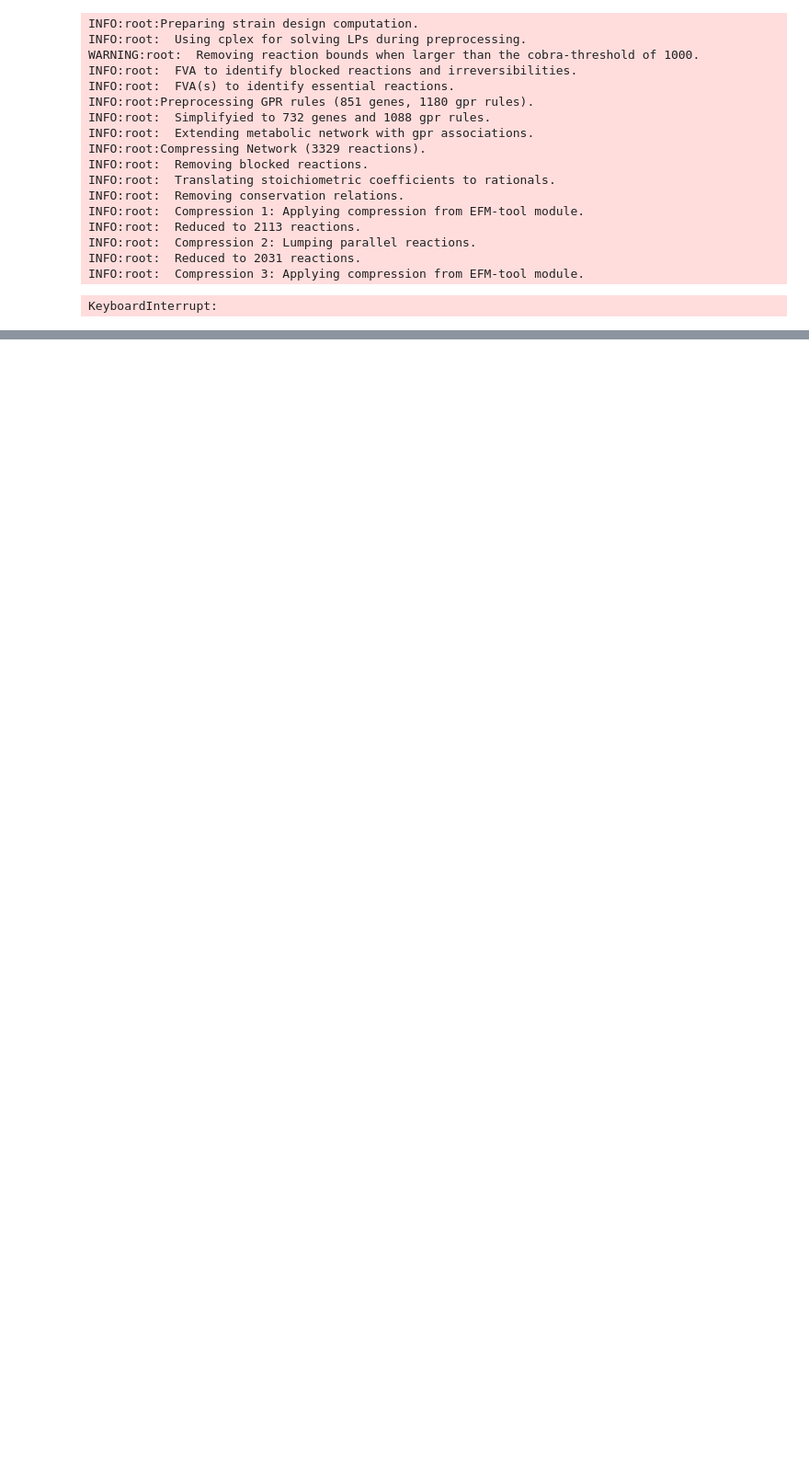
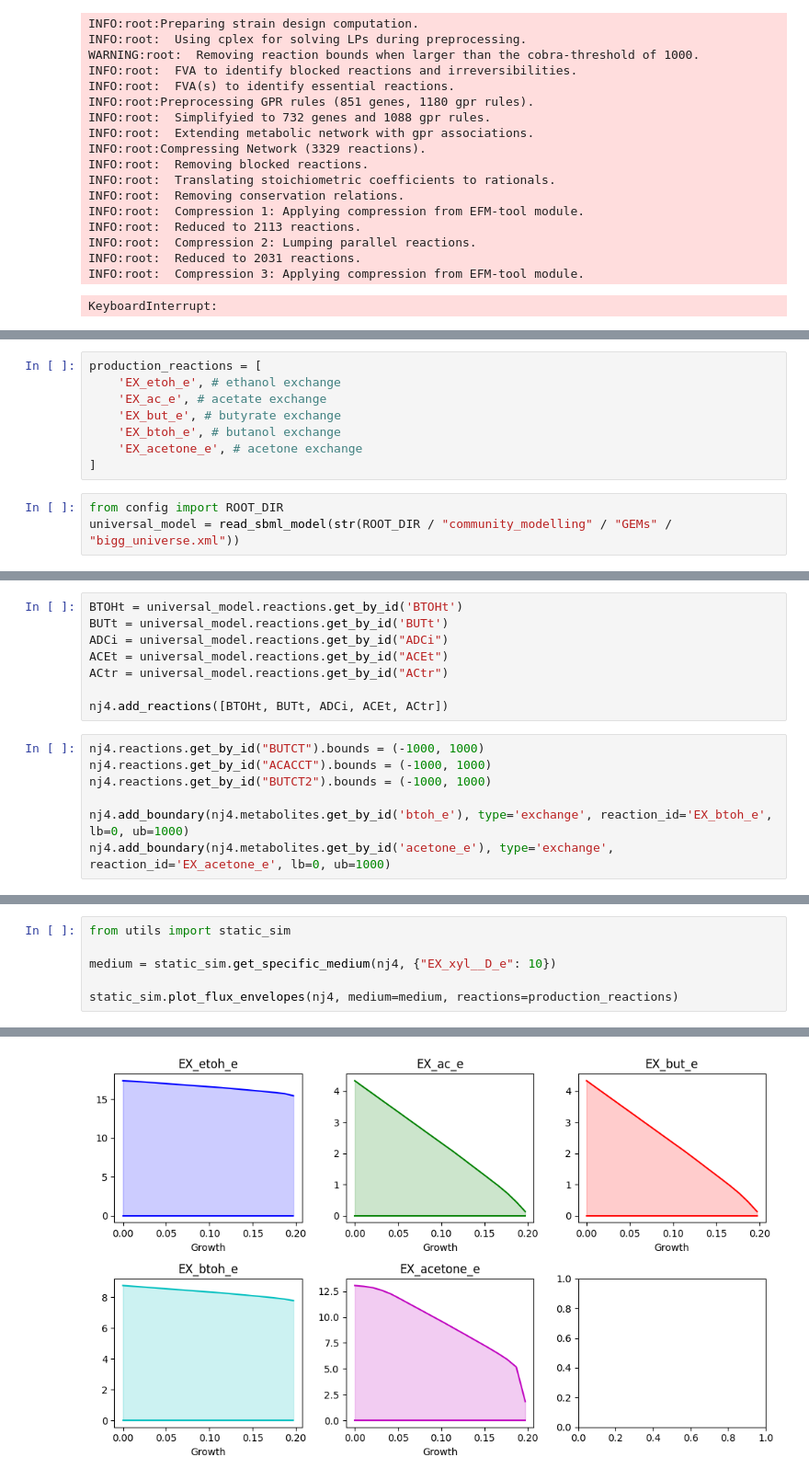
Before and after one commit to andreastallvik/BIOTBT3900, a Jupyter notebook: community_modelling/CBP_butanol/nj4_validation.ipynb, the cells around one changed output, grey strips where cells are left out. Shown at 92% size. Cells and saved outputs as stored; diff of their text form; blank space fills up the shorter version.

```diff
--- a/community_modelling/CBP_butanol/nj4_validation.ipynb
+++ b/community_modelling/CBP_butanol/nj4_validation.ipynb
@@ -461,0 +467,11 @@ KeyboardInterrupt:
+# %%
+production_reactions = [
+    'EX_etoh_e', # ethanol exchange
+    'EX_ac_e', # acetate exchange
+    'EX_but_e', # butyrate exchange
+    'EX_btoh_e', # butanol exchange
+    'EX_acetone_e', # acetone exchange
+]
+# %%
+from config import ROOT_DIR
+universal_model = read_sbml_model(str(ROOT_DIR / "community_modelling" / "GEMs" / "bigg_universe.xml"))
@@ -461,0 +480,15 @@ KeyboardInterrupt:
+# %%
+BTOHt = universal_model.reactions.get_by_id('BTOHt')
+BUTt = universal_model.reactions.get_by_id('BUTt')
+ADCi = universal_model.reactions.get_by_id("ADCi")
+ACEt = universal_model.reactions.get_by_id("ACEt")
+ACtr = universal_model.reactions.get_by_id("ACtr")
+
+nj4.add_reactions([BTOHt, BUTt, ADCi, ACEt, ACtr])
+# %%
+nj4.reactions.get_by_id("BUTCT").bounds = (-1000, 1000)
+nj4.reactions.get_by_id("ACACCT").bounds = (-1000, 1000)
+nj4.reactions.get_by_id("BUTCT2").bounds = (-1000, 1000)
+
+nj4.add_boundary(nj4.metabolites.get_by_id('btoh_e'), type='exchange', reaction_id='EX_btoh_e', lb=0, ub=1000)
+nj4.add_boundary(nj4.metabolites.get_by_id('acetone_e'), type='exchange', reaction_id='EX_acetone_e', lb=0, ub=1000)
@@ -461,0 +509,7 @@ KeyboardInterrupt:
+# %%
+from utils import static_sim
+
+medium = static_sim.get_specific_medium(nj4, {"EX_xyl__D_e": 10})
+
+static_sim.plot_flux_envelopes(nj4, medium=medium, reactions=production_reactions)
+# %% [output]
@@ -461,0 +523 @@ KeyboardInterrupt:
+[figure, added]
```
Also changed, not shown: parts of 10 cells of this notebook, 9 other files.
